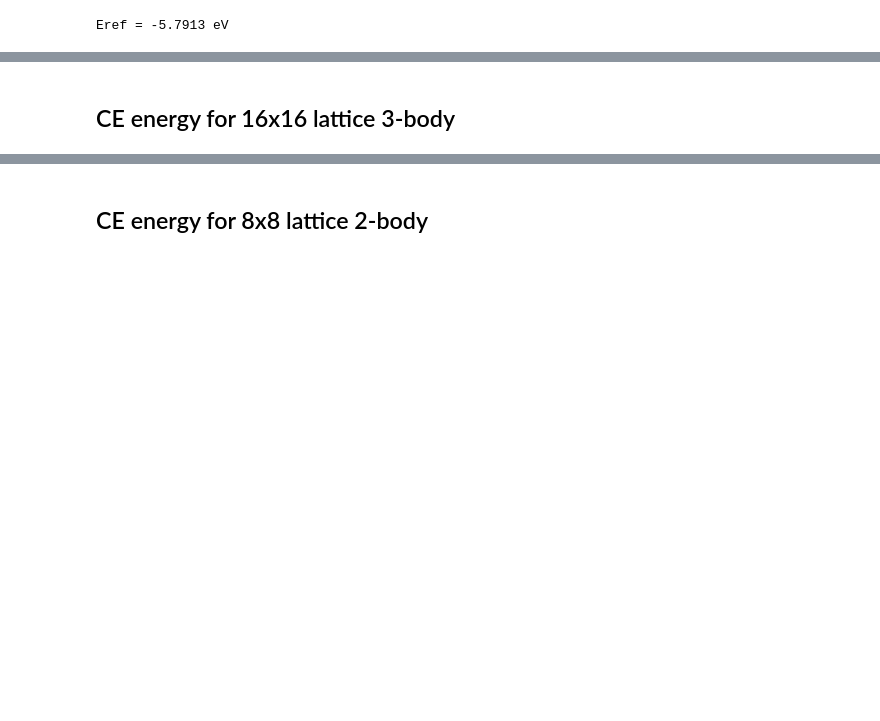
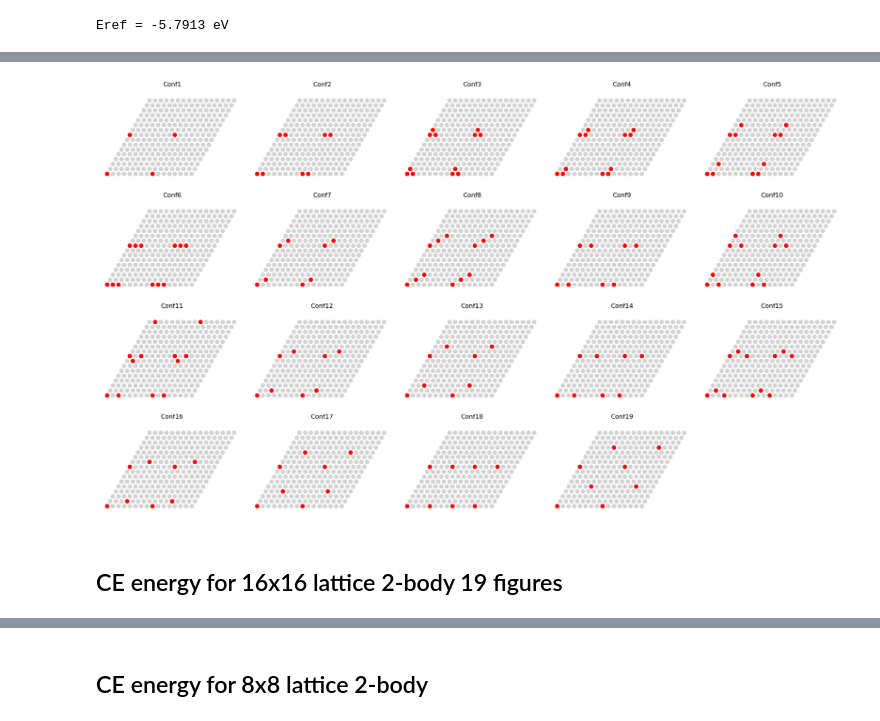
Before and after one commit to akandra/O_Pt111, a Jupyter notebook: zacros_cefit.ipynb, the cells around one changed output, grey strips where cells are left out. Saved outputs shown, nothing was run; the diff lists cells and outputs as text; code cells hidden in the pictures; blank space fills up the shorter version.

```diff
--- a/zacros_cefit.ipynb
+++ b/zacros_cefit.ipynb
@@ -47,5 +116,10 @@ dfsel[(dfsel['cell_size']=='8x8') & (dfsel['kpoints']=='kp441') &
+# %%
+# Show input configurations
+zf.plot_state_ce(wdir, reps=None, show_axes = False, show_sites_ids=False, file_name=None, titles=None, figsize=(20,12), ncols=5, sf=2)
+# %% [output]
+[figure, added]
 # %% [markdown]
-## CE energy for 16x16 lattice 3-body
+## CE energy for 16x16 lattice 2-body 19 figures
 # %%
 # Setting up a system
 
```
Also changed, not shown: parts of 7 cells of this notebook, 2 other files.
